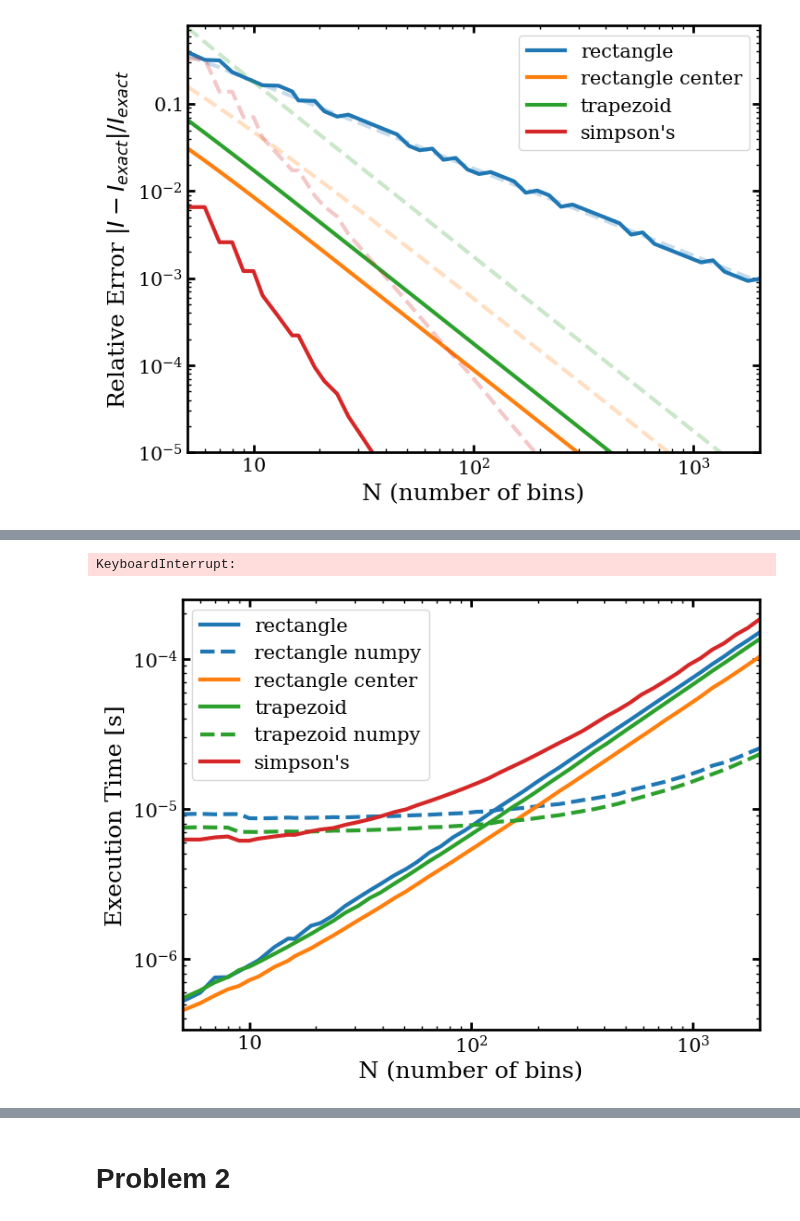
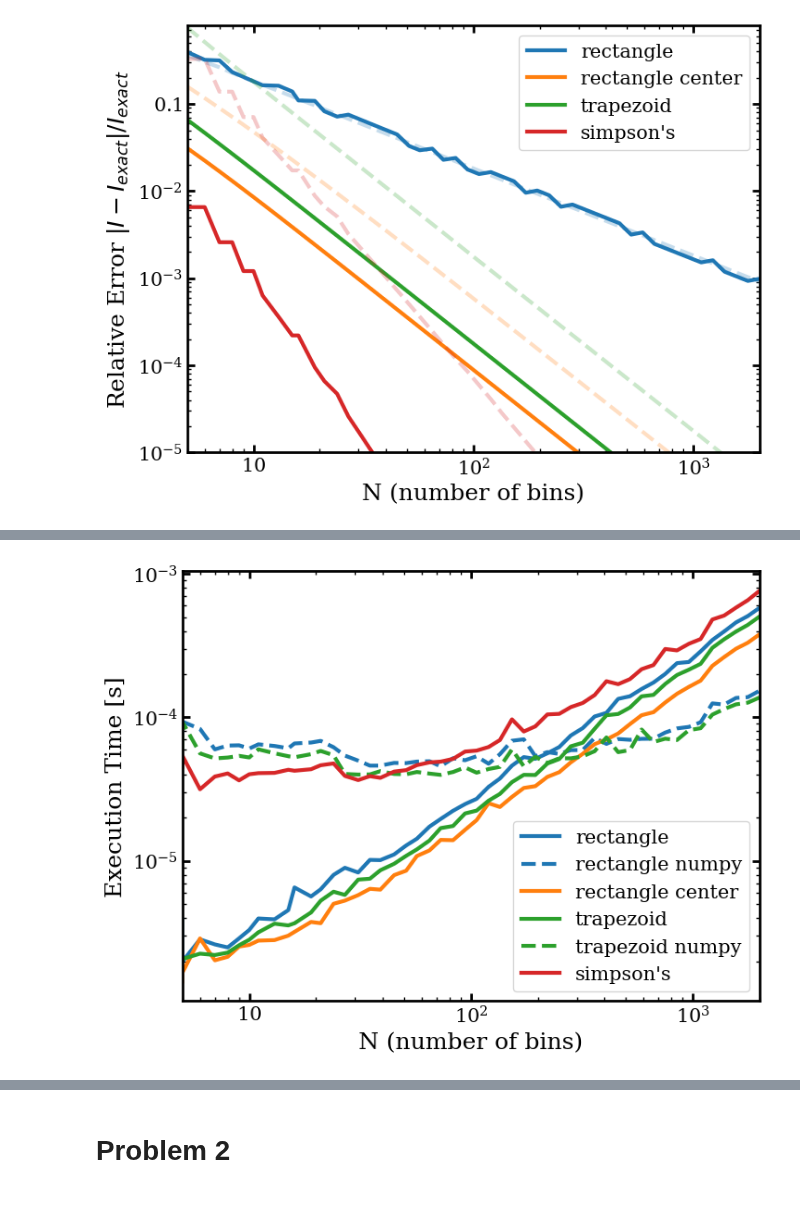
Before and after one commit to ochase10/compute-class, a Jupyter notebook: hw1/hw1.ipynb, the cells around one changed output, grey strips where cells are left out. Drawn from its saved outputs; the diff is of its cells as text; code cells hidden in the pictures.

```diff
--- a/hw1/hw1.ipynb
+++ b/hw1/hw1.ipynb
@@ -254,11 +274,16 @@ for i,n in enumerate(N):
     res[i,3,0], res[i,3,1] = simpson(f, a, b, n)
     res[i,:,2] = np.abs(res[i,:,0] - truth)/truth
 # %%
+'''
+This cell is just for plotting the results of the convergence
+test for the various integral types.
+'''
+
 pl.figure(figsize=(8,6))
 labs = ['rectangle', 'rectangle center', 'trapezoid', "simpson's"]
 for i in range(len(labs)):
-    pl.plot(N, res[:,i,2], label=labs[i])
-    pl.plot(N, res[:,i,1], ls='--', alpha=0.25, c="C"+str(i))
+    pl.plot(Ns, res[:,i,2], label=labs[i])
+    pl.plot(Ns, res[:,i,1], ls='--', alpha=0.25, c="C"+str(i))
 pl.ylim(bottom=1e-5)
 pl.yscale("log")
 pl.xscale("log")
@@ -271,4 +308,16 @@ pl.show()
 # %%
+'''
+In this cell, I test the run time for the various integration
+algorithms. Using timeit.repeat, I need the function calls as
+strings, so I store those in "calls". I can then loop over the
+varying number of bins and methods to get the results.
+Those are stored in the M x C x 2 array "times" where M is the
+number of bin counts, C is the number of methods, and the last
+axis holds the mean and standard deviation of the repeated run
+times.
+'''
+
+
 calls = ['rect(f,a,b,N)',
          'rect_vec(f,a,b,N)',
          'rect_cen(f,a,b,N)',
@@ -276,28 +325,32 @@ calls = ['rect(f,a,b,N)',
          'trap_vec(f,a,b,N)',
          'simpson(f,a,b,N)']
 
-
-times = np.zeros((len(N), len(calls), 2))
-for j in range(len(N)):
+times = np.zeros((len(Ns), len(calls), 2))
+for j in range(len(Ns)):
     for i in range(len(calls)):
-        temp = timeit.repeat(calls[i].replace("N", str(N[j])), number=1000, repeat=5, globals=globals())
+        temp = timeit.repeat(calls[i].replace("N", str(Ns[j])), number=1000, repeat=5, globals=globals())
         times[j,i,0], times[j, i,1] = np.mean(temp)/1000, np.std(temp)/1000
+        #note that I divide the mean and std by 1000 because the times are
+        # for the execution of the commands 1000 times
-# %% [output]
-KeyboardInterrupt:
 # %%
+'''
+This cell simply creates the plot for run time versus number of bins
+for the various methods.
+'''
+
 pl.figure(figsize=(8,6))
 cols = ["C0", "C0", "C1", "C2", "C2", "C3"]
 lss = [None, '--', None, None, '--', None]
 labs = ["rectangle", "rectangle numpy", "rectangle center", "trapezoid",
         "trapezoid numpy", "simpson's"]
 for i in range(len(calls)):
-    pl.plot(N,times[:,i,0], c=cols[i], ls=lss[i], label=labs[i])
+    pl.plot(Ns,times[:,i,0], c=cols[i], ls=lss[i], label=labs[i])
 
 pl.xscale('log')
 pl.yscale('log')
 pl.legend()
 pl.xlabel("N (number of bins)")
 pl.ylabel("Execution Time [s]")
 pl.show()
 # %% [output]
-[figure, old version]
+[figure, new version]
```
Also changed, not shown: parts of 23 cells of this notebook.
